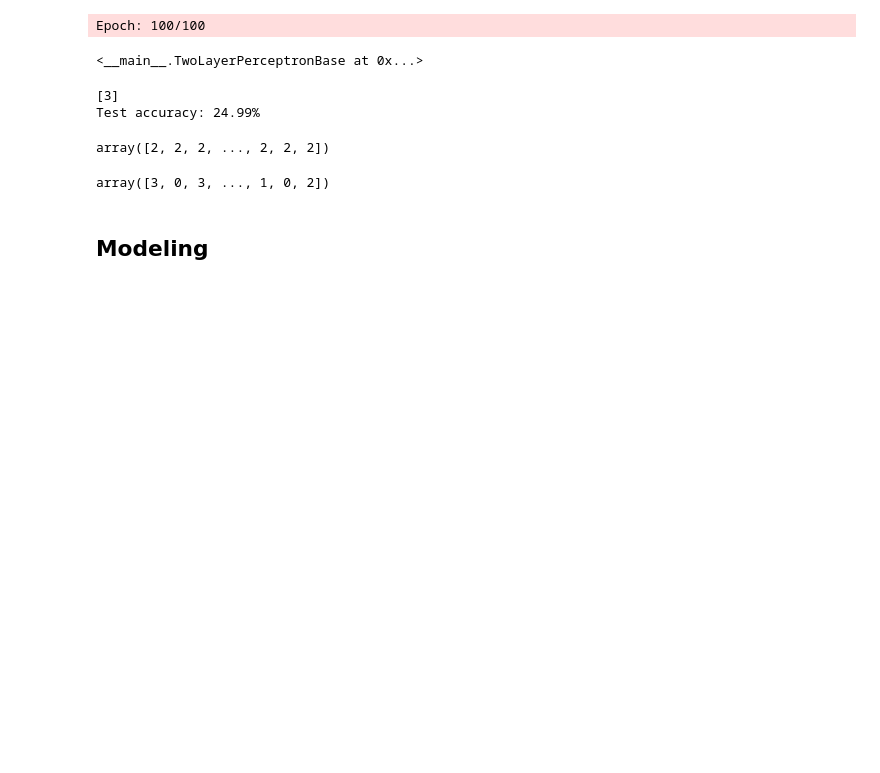
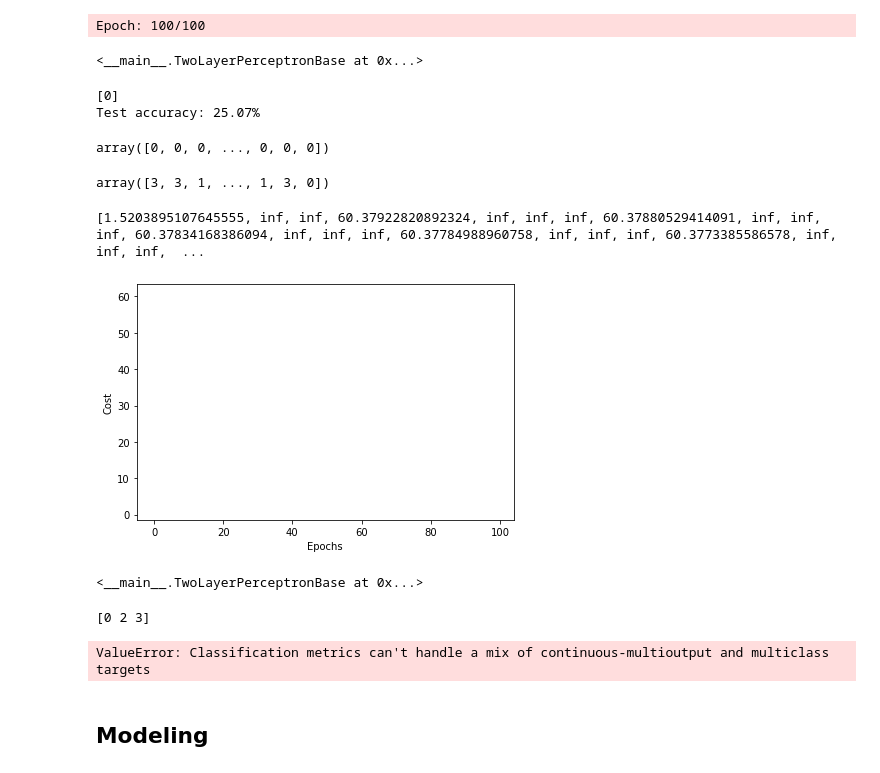
Before and after one commit to RayaanJIrani/MLLab4MultiLayerPerceptron, a Jupyter notebook: main.ipynb, the cells around one changed output. Cells and saved outputs as stored; diff of their text form; code cells hidden in the pictures; blank space fills up the shorter version.

Commit message:
Adding sclaing and comparring 2 models

```diff
--- a/main.ipynb
+++ b/main.ipynb
@@ -79,6 +84,6 @@ df['ChildPoverty'] = classes
 # %%
 # drop State and County cols:
-df.drop(['State', 'County'], axis=1, inplace=True)
+# df.drop(['State', 'County'], axis=1, inplace=True)
 # %%
 #Split the data into training and testing data. Each set should have roughly the same percentage of each child poverty class
 X_train, X_test, y_train, y_test = train_test_split(df.drop('ChildPoverty', axis = 1), df['ChildPoverty'], test_size = 0.2, stratify = df['ChildPoverty'])
@@ -288,13 +293,45 @@ y_pred = model1.predict(X_test)
 print(np.unique(y_pred))
 print('Test accuracy: %.2f%%' % (accuracy_score(y_test, y_pred)*100))
 # %% [output]
-[3]
-Test accuracy: 24.99%
+[0]
+Test accuracy: 25.07%
 # %%
 y_pred
 # %% [output]
-array([2, 2, 2, ..., 2, 2, 2])
+array([0, 0, 0, ..., 0, 0, 0])
 # %%
 y_test
 # %% [output]
-array([3, 0, 3, ..., 1, 0, 2])
+array([3, 3, 1, ..., 1, 3, 0])
+# %%
+cost_avgs = [np.mean(x) for x in model1.cost_]
+#print(model1.cost_)
+print(cost_avgs)
+# %% [output]
+[1.5203895107645555, inf, inf, 60.37922820892324, inf, inf, inf, 60.37880529414091, inf, inf, inf, 60.37834168386094, inf, inf, inf, 60.37784988960758, inf, inf, inf, 60.3773385586578, inf, inf, inf,  ...
+# %%
+plt.plot(range(len(cost_avgs)), cost_avgs, color='red')
+plt.ylabel('Cost')
+plt.xlabel('Epochs')
+plt.tight_layout()
+plt.show()
+# %% [output]
+[figure, added]
+# %%
+# Scale the X_train and X_test data
+scaler = preprocessing.StandardScaler().fit(X_train)
+X_train_scl = scaler.transform(X_train)
+X_test_scl = scaler.transform(X_test)
+
+model2 = TwoLayerPerceptronBase(epochs=100)
+model2.fit(X_train_scl,y_train,print_progress=1,XY_test=(X_test_scl,y_test))
+# %% [output]
+<__main__.TwoLayerPerceptronBase at 0x...>
+# %%
+y_pred_scl = model2.predict(X_test_scl)
+# number of unique items in y_pred
+print(np.unique(y_pred_scl))
+print('Test accuracy: %.2f%%' % (accuracy_score(X_test_scl, y_pred_scl)*100))
+# %% [output]
+[0 2 3]
+ValueError: Classification metrics can't handle a mix of continuous-multioutput and multiclass targets
```
Also changed, not shown: parts of 2 cells of this notebook.
